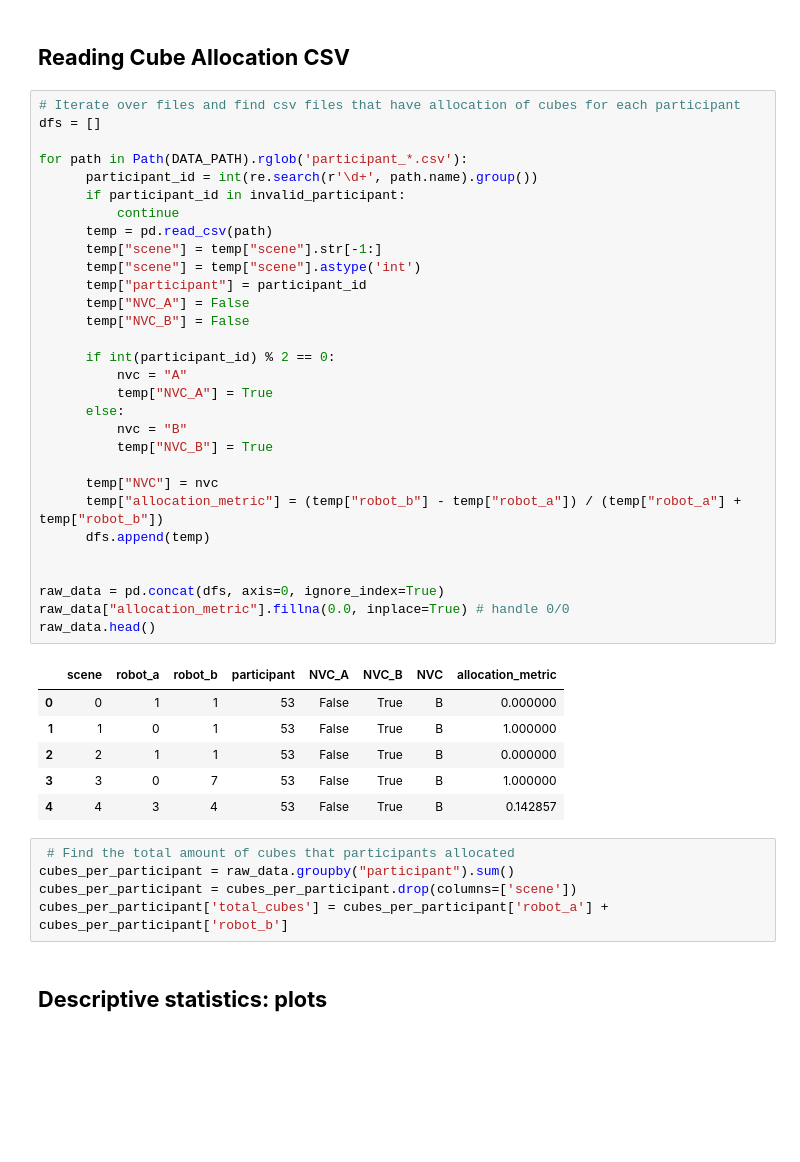
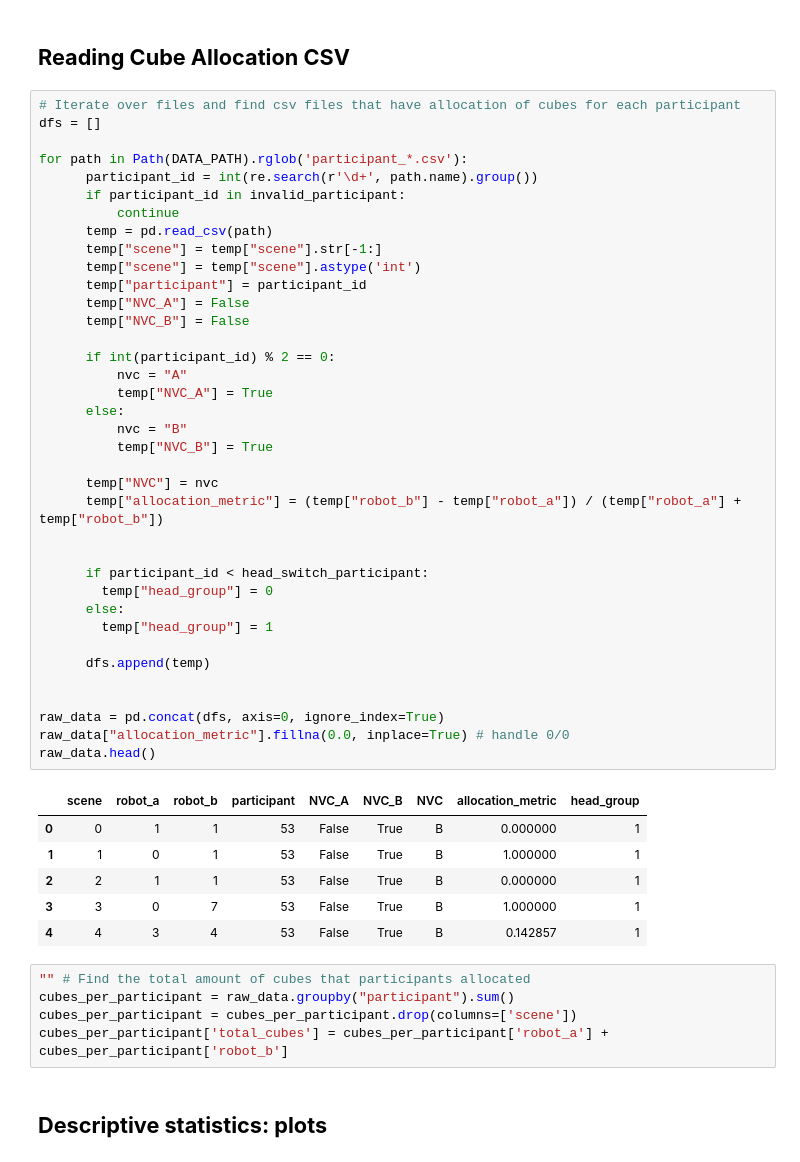
Before and after one commit to nilesh0109/PHRI_1920, a Jupyter notebook: evaluation/phri_eval.ipynb, the cells around one changed output. Cells and saved outputs as stored; diff of their text form; blank space fills up the shorter version.

```diff
--- a/evaluation/phri_eval.ipynb
+++ b/evaluation/phri_eval.ipynb
@@ -89,41 +92,48 @@ title: participant_15.csv, id: 1UlUvEtvaDsJX3g8tooq6I-QWPTnYwJp2
 # Iterate over files and find csv files that have allocation of cubes for each participant
 dfs = []
 
 for path in Path(DATA_PATH).rglob('participant_*.csv'):
       participant_id = int(re.search(r'\d+', path.name).group())
       if participant_id in invalid_participant:
           continue
       temp = pd.read_csv(path)
       temp["scene"] = temp["scene"].str[-1:]
       temp["scene"] = temp["scene"].astype('int')
       temp["participant"] = participant_id
       temp["NVC_A"] = False
       temp["NVC_B"] = False
 
       if int(participant_id) % 2 == 0:
           nvc = "A"
           temp["NVC_A"] = True
       else:
           nvc = "B"
           temp["NVC_B"] = True
 
       temp["NVC"] = nvc
       temp["allocation_metric"] = (temp["robot_b"] - temp["robot_a"]) / (temp["robot_a"] + temp["robot_b"])
+
+
+      if participant_id < head_switch_participant:
+        temp["head_group"] = 0
+      else:
+        temp["head_group"] = 1
+
       dfs.append(temp)
 
 
 raw_data = pd.concat(dfs, axis=0, ignore_index=True)
 raw_data["allocation_metric"].fillna(0.0, inplace=True) # handle 0/0
 raw_data.head()
 # %% [output]
-|  | scene | robot_a | robot_b | participant | NVC_A | NVC_B | NVC | allocation_metric |
-| 0 | 0 | 1 | 1 | 53 | False | True | B | 0.000000 |
-| 1 | 1 | 0 | 1 | 53 | False | True | B | 1.000000 |
-| 2 | 2 | 1 | 1 | 53 | False | True | B | 0.000000 |
-| 3 | 3 | 0 | 7 | 53 | False | True | B | 1.000000 |
-| 4 | 4 | 3 | 4 | 53 | False | True | B | 0.142857 |
+|  | scene | robot_a | robot_b | participant | NVC_A | NVC_B | NVC | allocation_metric | head_group |
+| 0 | 0 | 1 | 1 | 53 | False | True | B | 0.000000 | 1 |
+| 1 | 1 | 0 | 1 | 53 | False | True | B | 1.000000 | 1 |
+| 2 | 2 | 1 | 1 | 53 | False | True | B | 0.000000 | 1 |
+| 3 | 3 | 0 | 7 | 53 | False | True | B | 1.000000 | 1 |
+| 4 | 4 | 3 | 4 | 53 | False | True | B | 0.142857 | 1 |
 # %%
- # Find the total amount of cubes that participants allocated
+"" # Find the total amount of cubes that participants allocated
 cubes_per_participant = raw_data.groupby("participant").sum()
 cubes_per_participant = cubes_per_participant.drop(columns=['scene'])
 cubes_per_participant['total_cubes'] = cubes_per_participant['robot_a'] + cubes_per_participant['robot_b']
```
Also changed, not shown: parts of 110 cells of this notebook.
